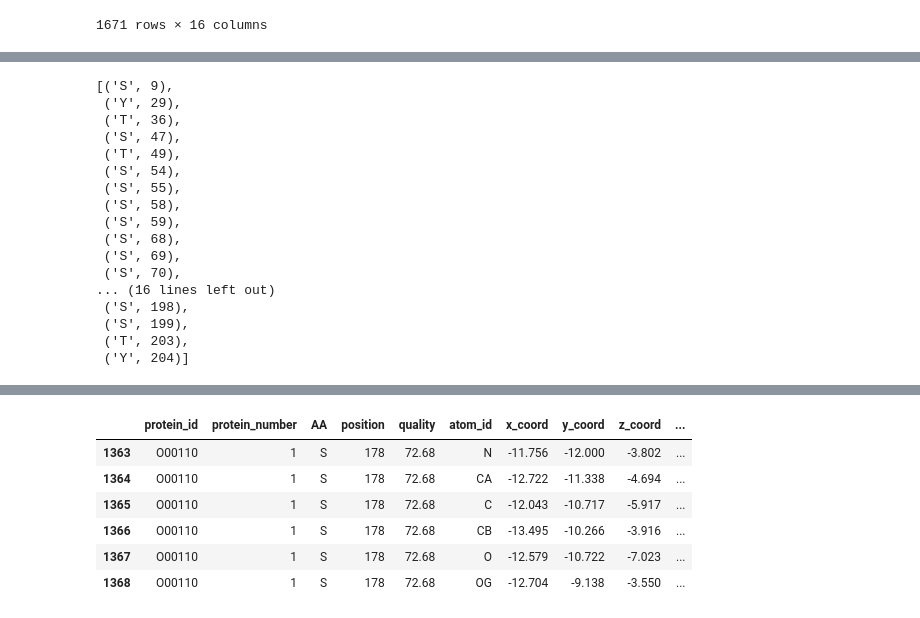
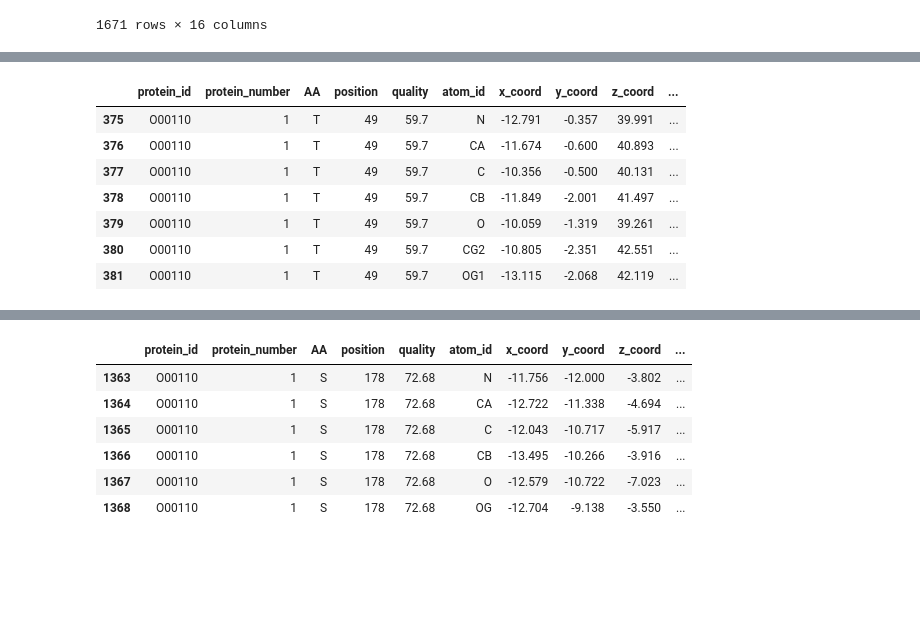
Before and after one commit to kamurani/phosphosite, a Jupyter notebook: notebooks/bubble/process.ipynb, the cells around one changed output, grey strips where cells are left out. Saved outputs shown, nothing was run; the diff lists cells and outputs as text; code cells hidden in the pictures; blank space fills up the shorter version.

```diff
--- a/notebooks/bubble/process.ipynb
+++ b/notebooks/bubble/process.ipynb
@@ -385,0 +393,12 @@ to exclude: [56, 57, 58, 59, 60]
+# %%
+atomic_df = make_atomic_dataframe(loader=cif_loader, protein_ids=["O00110"])
+atomic_df[atomic_df.position == 49]
+# %% [output]
+|  | protein_id | protein_number | AA | position | quality | atom_id | x_coord | y_coord | z_coord | ... |
+| 375 | O00110 | 1 | T | 49 | 59.7 | N | -12.791 | -0.357 | 39.991 | ... |
+| 376 | O00110 | 1 | T | 49 | 59.7 | CA | -11.674 | -0.600 | 40.893 | ... |
+| 377 | O00110 | 1 | T | 49 | 59.7 | C | -10.356 | -0.500 | 40.131 | ... |
+| 378 | O00110 | 1 | T | 49 | 59.7 | CB | -11.849 | -2.001 | 41.497 | ... |
+| 379 | O00110 | 1 | T | 49 | 59.7 | O | -10.059 | -1.319 | 39.261 | ... |
+| 380 | O00110 | 1 | T | 49 | 59.7 | CG2 | -10.805 | -2.351 | 42.551 | ... |
+| 381 | O00110 | 1 | T | 49 | 59.7 | OG1 | -13.115 | -2.068 | 42.119 | ... |
@@ -386,5 +409,6 @@ to exclude: [56, 57, 58, 59, 60]
 # %%
 atomic_df = make_atomic_dataframe(loader=cif_loader, protein_ids=["O00110"])
+atomic_df[atomic_df.AA == "S"]
 res_to_consider = "STY"
 # Filter atomic df
 atomic_df = make_atomic_dataframe(loader=cif_loader, protein_ids=uniprot_ids)
@@ -393,22 +417,4 @@ atomic_df = make_atomic_dataframe(loader=cif_loader, protein_ids=uniprot_ids)
 sites = atomic_df[atomic_df["AA"].isin(list(res_to_consider))][["AA", "position"]]
 # Get first occurrence of each "AA" and "position" pair
 sites = sites.drop_duplicates(subset=["AA", "position"])
-[tuple(r) for r in sites.to_numpy()]
+#[tuple(r) for r in sites.to_numpy()]
-# %% [output]
-[('S', 9),
- ('Y', 29),
- ('T', 36),
- ('S', 47),
- ('T', 49),
- ('S', 54),
- ('S', 55),
- ('S', 58),
- ('S', 59),
- ('S', 68),
- ('S', 69),
- ('S', 70),
-... (16 lines left out)
- ('S', 198),
- ('S', 199),
- ('T', 203),
- ('Y', 204)]
```
Also changed, not shown: parts of 3 cells of this notebook.
